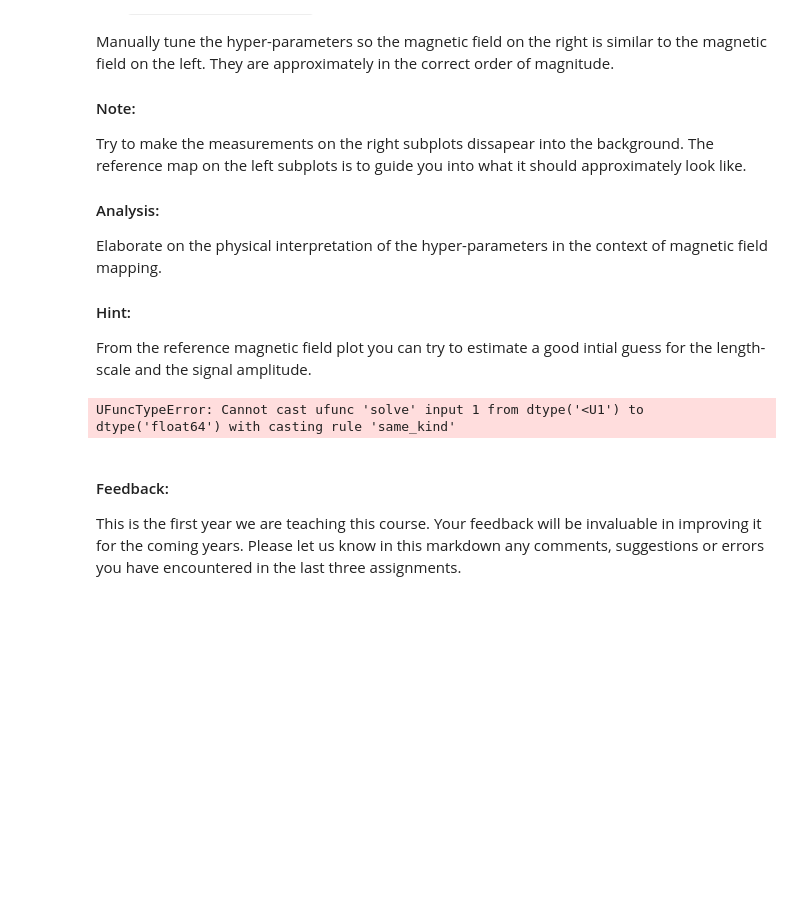
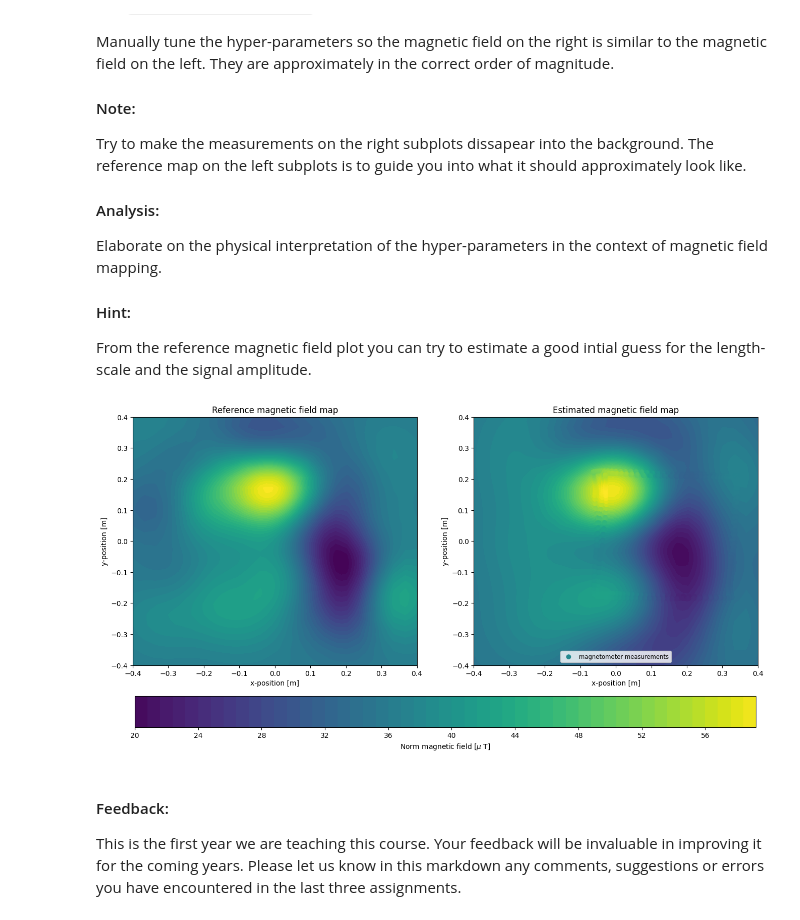
Before and after one commit to jackh1nes/PSF_Assignments, a Jupyter notebook: Assignment 3/assignment3_10.ipynb, the cells around one changed output. Drawn from its saved outputs; the diff is of its cells as text; code cells hidden in the pictures; blank space fills up the shorter version.

```diff
--- a/Assignment 3/assignment3_10.ipynb
+++ b/Assignment 3/assignment3_10.ipynb
@@ -912,39 +912,39 @@ def predictGPmagneticField(xStar, xData, yData, lengthScaleSE, signalAmplitudeSE
     KxSE = kernelMatrixSE(xData, xData, lengthScaleSE, signalAmplitudeSE) + noiseVariance * np.eye(xData.shape[1])
     kXStarSE = kernelMatrixSE(xData, xStar, lengthScaleSE, signalAmplitudeSE)
     kStarSE = kernelMatrixSE(xStar, xStar, lengthScaleSE, signalAmplitudeSE)
 
     Kx = KxConst + KxSE
     kXStar = kXStarConst + kXStarSE
     kStar = kStarConst + kStarSE
 
     L = np.linalg.cholesky(Kx)
     transL = np.transpose(L) # transpose of L
 
     a = np.linalg.solve(transL,np.linalg.solve(L, yData))
 
     v = np.linalg.solve(L, kXStar)
 
     mean = kXStar.T @ a
     cov = kStar - np.transpose(v) @ v
 
     return mean, cov
 
 
 
-magnetometerNorm = np.linalg.norm(magnetometerMeasurements, axis=0).reshape(-1, 1)
+magnetometerNorm = np.linalg.norm(magnetometerMeasurements, axis=0)
 
-lengthScaleSE = 1
-signalAmplitudeSE = 1
-noiseVariance =  0.001
-signalAmplitudeConstant = 1
+lengthScaleSE = 0.02 #1
+signalAmplitudeSE = 1 #1
+noiseVariance =  0.001 #0.001
+signalAmplitudeConstant = 20 #15
 
 
 ''' Code for plotting: Do not change code below '''
 posPred = linAlg.gridpointsHyperCube(25, 2, 3, np.array([[-0.4, 0.4], [-0.4, 0.4]]))
 f, cov = predictGPmagneticField(posPred, magnetometerPositions, magnetometerNorm, lengthScaleSE, signalAmplitudeSE, noiseVariance, signalAmplitudeConstant)
 helper.makeGaussianProcessMagneticFieldMapPlots(magnetometerPositions, posPred, f, cov, magnetometerNorm, modelParameters)
 # %% [output]
-UFuncTypeError: Cannot cast ufunc 'solve' input 1 from dtype('<U1') to dtype('float64') with casting rule 'same_kind'
+[figure, added]
 # %% [markdown]
 #### Feedback:
 This is the first year we are teaching this course. Your feedback will be invaluable in improving it for the coming years. Please let us know in this markdown any comments, suggestions or errors you have encountered in the last three assignments.
```
Also changed, not shown: parts of 3 cells of this notebook.
